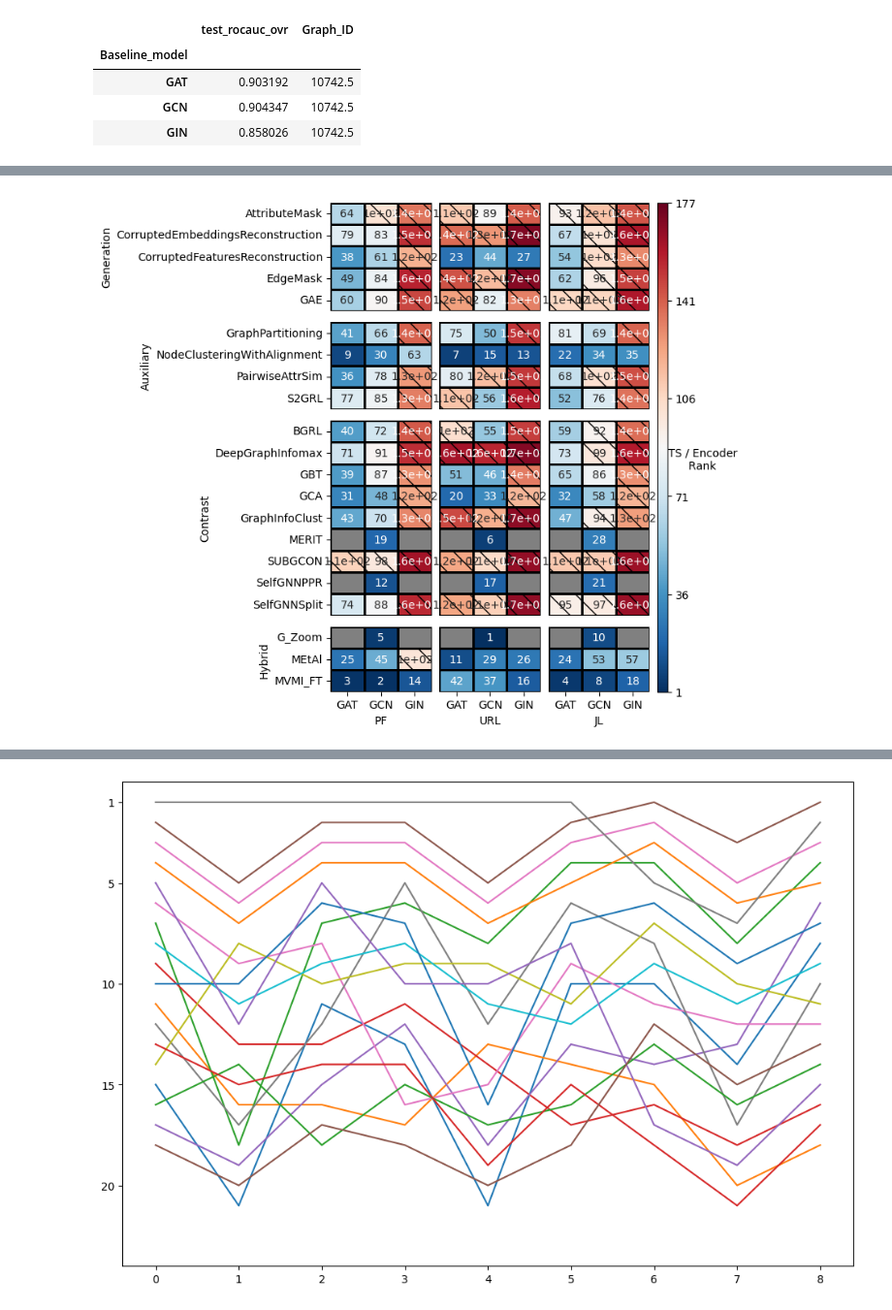
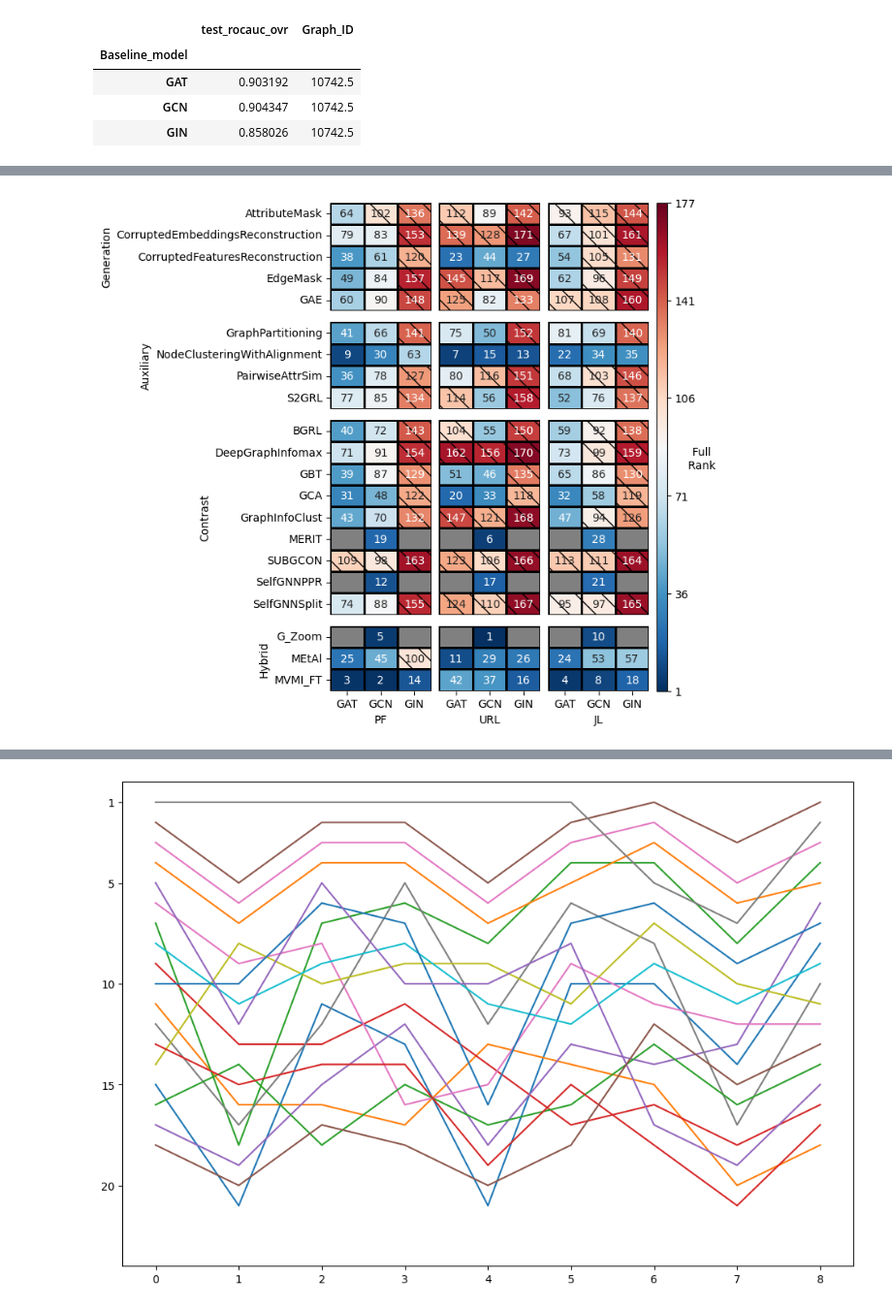
Before and after one commit to ITU-Thesis/graphworld, a Jupyter notebook: evaluation/rank_encoder_ts.ipynb, the cells around one changed output, grey strips where cells are left out. Shown: that part at 97% size. Cells and saved outputs as stored; diff of their text form; code cells hidden in the pictures.

Commit message:
rank plots better formatting

```diff
--- a/evaluation/rank_encoder_ts.ipynb
+++ b/evaluation/rank_encoder_ts.ipynb
@@ -44,7 +44,7 @@ new_df = grouped_df[['SSL_model', 'Encoder', 'Training_scheme', 'test_rocauc_ovr
 
 # define a function to rank the SSL_model within each group
 def rank_models(group):
-    group['SSL_rank'] = group['test_rocauc_ovr'].rank(ascending=False, method="min")
+    group['SSL_rank'] = group['test_rocauc_ovr'].rank(ascending=False, method="min").astype(int)
     return group
 
 ranked_df = new_df.groupby(['Encoder', 'Training_scheme']).apply(rank_models)
@@ -121,7 +144,7 @@ Name: test_rocauc_ovr, Length: 171, dtype: float64
 # %%
 # Plotting global ranks (n~170)
 ranked_df2 = new_df.copy()
-ranked_df2['SSL_rank'] = ranked_df2['test_rocauc_ovr'].rank(ascending=False, method="min")
+ranked_df2['SSL_rank'] = ranked_df2['test_rocauc_ovr'].rank(ascending=False, method="min").astype(int)
 
 # Plotting ranks per TS/Encoder sceme
 
@@ -136,33 +159,33 @@ for i, (category, category_name) in enumerate(zip(all_categories, ["Generation",
     for j, ts in enumerate(TRAINING_SCHEMES):
         ax=plt.subplot(gs[i,j])
         ts_df = category_df[category_df["Training_scheme"] == ts]
         plotting_df = ts_df.pivot(index=['SSL_model'], columns=['Encoder'], values='SSL_rank')
-        g = sns.heatmap(plotting_df, cmap='RdBu_r', cbar=False, annot=True,
+        g = sns.heatmap(plotting_df, cmap='RdBu_r', cbar=False, annot=True, fmt='.0f',
                     linewidths=1, vmin = 1, vmax=len(SSL_MODELS)*3*3 - 12, linecolor="black")
         g.set_facecolor("grey")
 
         hatch_df = ts_df.pivot(index=['SSL_model'], columns=['Encoder'], values=TEST_METRIC)
         ax.pcolor(np.arange(len(plotting_df.columns)+1), np.arange(len(plotting_df.index)+1),
                   np.where((hatch_df.values < 0.904347), hatch_df.values, np.nan), hatch="\\", alpha=0.)
 
 
         if j != 0:
             ax.set_ylabel("")
             ax.set_yticks([])
         else:
             ax.set_ylabel(category_name)
         if i != 3:
             ax.set_xlabel("")
             ax.set_xticks([])
         else:
             ax.set_xlabel(ts)
         ax.set_yticklabels(ax.get_yticklabels(), rotation=0)
 
 
 
 ax_bar=plt.subplot(gs[:,3]  )
 cbar = mpl.colorbar.ColorbarBase(ax_bar, cmap="RdBu_r")
 cbar.set_ticklabels([str(t) for t in np.linspace(1, len(SSL_MODELS)*3*3 - 12, 6, dtype=int)])
-cbar.set_label("  TS / Encoder \n Rank", rotation=0)
+cbar.set_label("  Full \n Rank", rotation=0)
 # %% [output]
-[figure, old version]
+[figure, new version]
```
Also changed, not shown: parts of 12 cells of this notebook.
